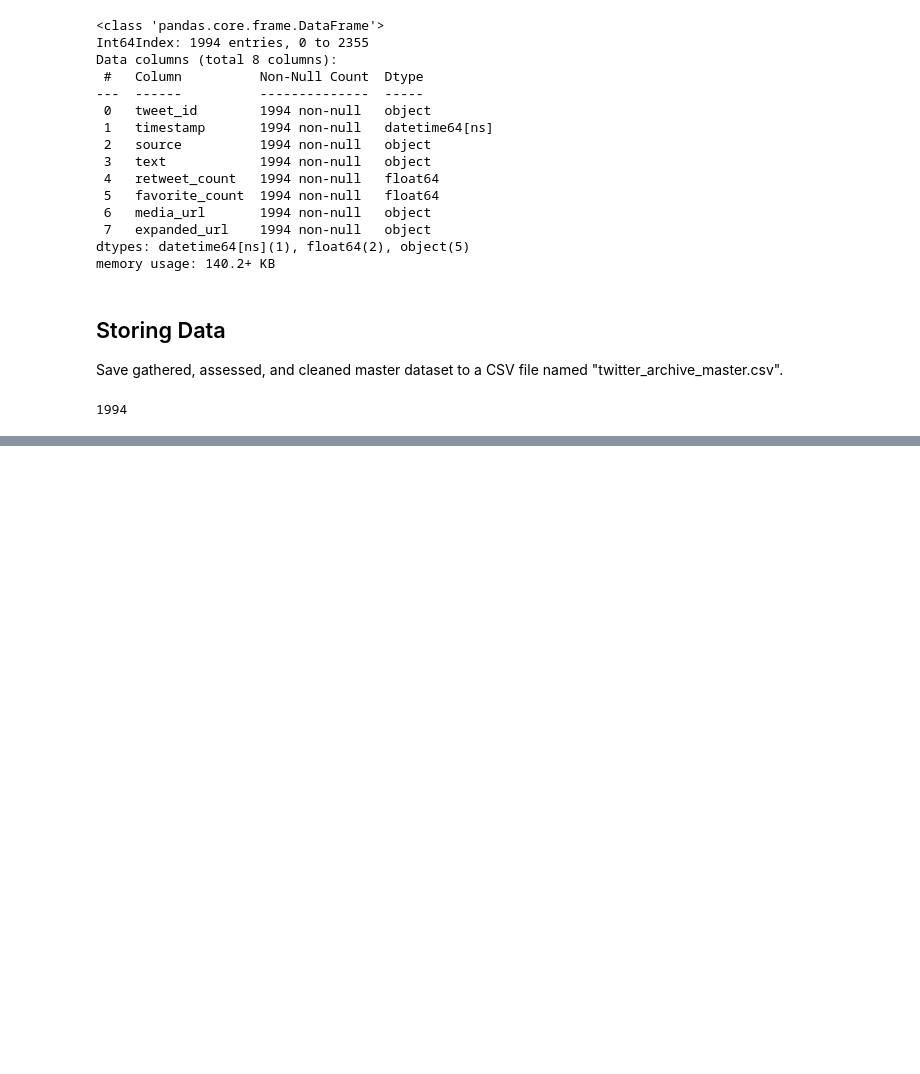
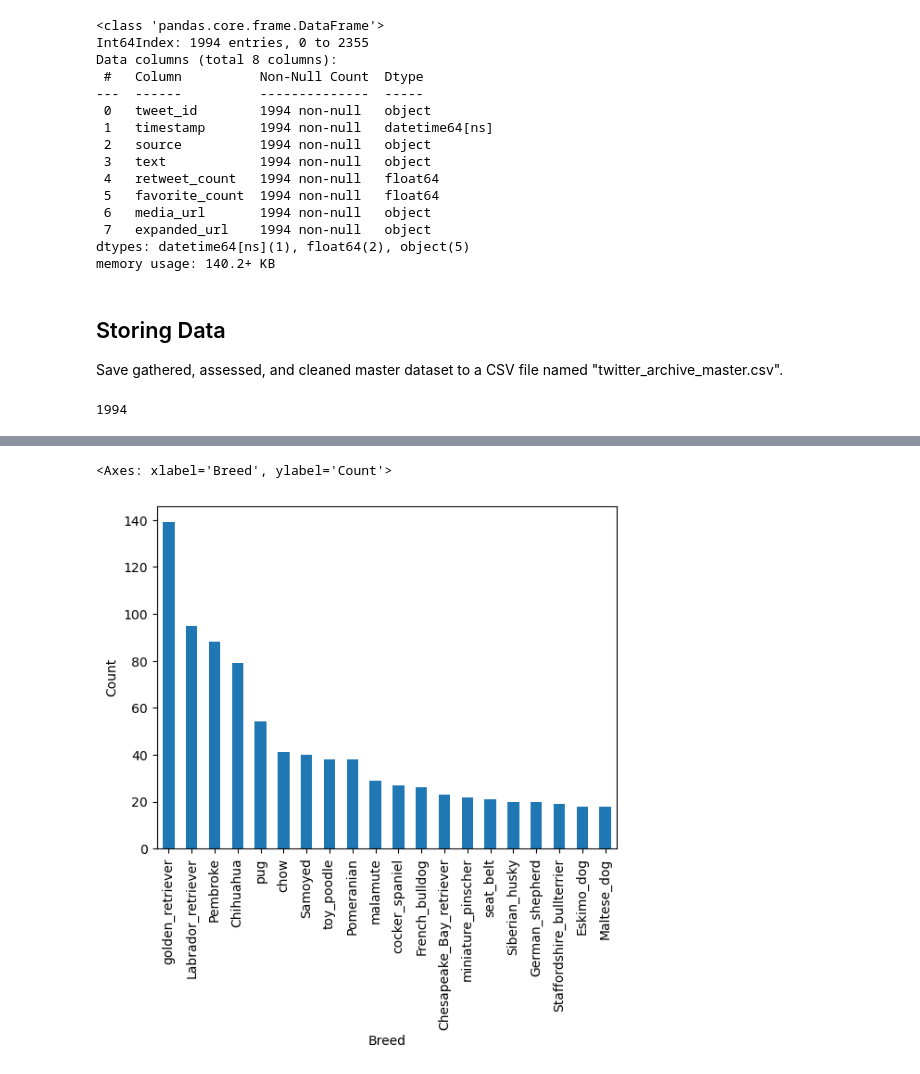
Before and after one commit to gaurav9189/Udacity_DataEngineering, a Jupyter notebook: Project1_WrangeAnalyze/wrangle_act.ipynb, the cells around one changed output, grey strips where cells are left out. Saved outputs shown, nothing was run; the diff lists cells and outputs as text; code cells hidden in the pictures; blank space fills up the shorter version.

```diff
--- a/Project1_WrangeAnalyze/wrangle_act.ipynb
+++ b/Project1_WrangeAnalyze/wrangle_act.ipynb
@@ -942,0 +932,5 @@ df_master['stage_refined'].value_counts().head(20).plot(kind='bar')
+# %%
+df_master['prediction1'].value_counts().head(20).plot(kind='bar', xlabel='Breed', ylabel='Count')
+# %% [output]
+<Axes: xlabel='Breed', ylabel='Count'>
+[figure, added]
```
Also changed, not shown: parts of 35 cells of this notebook.
